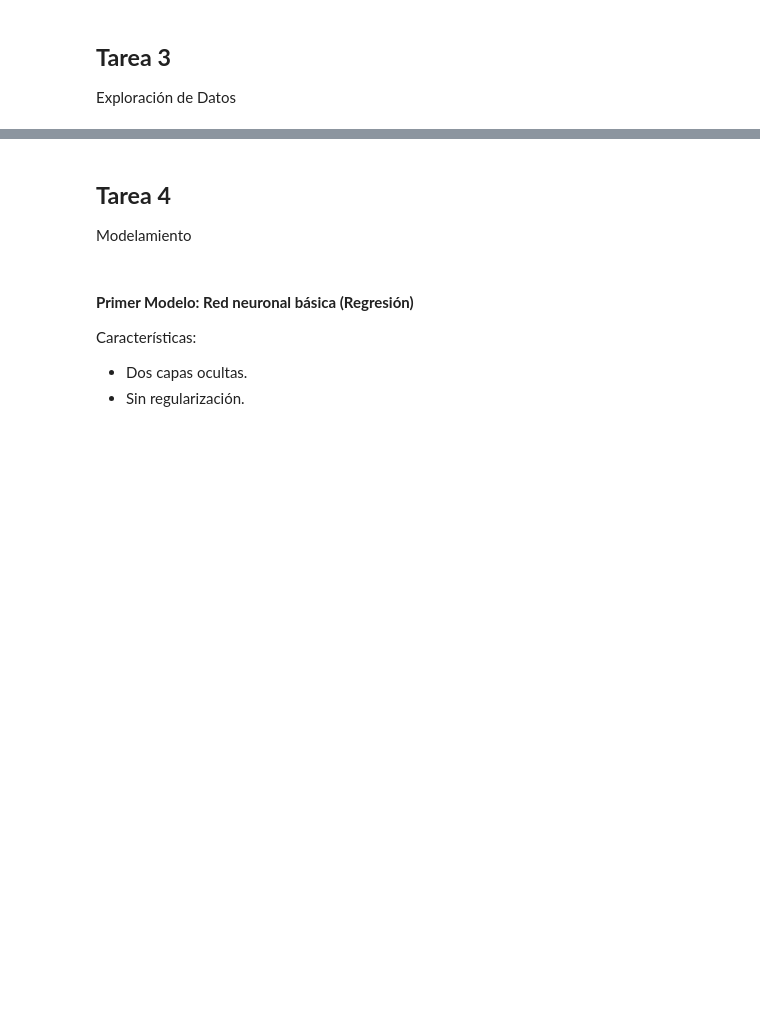
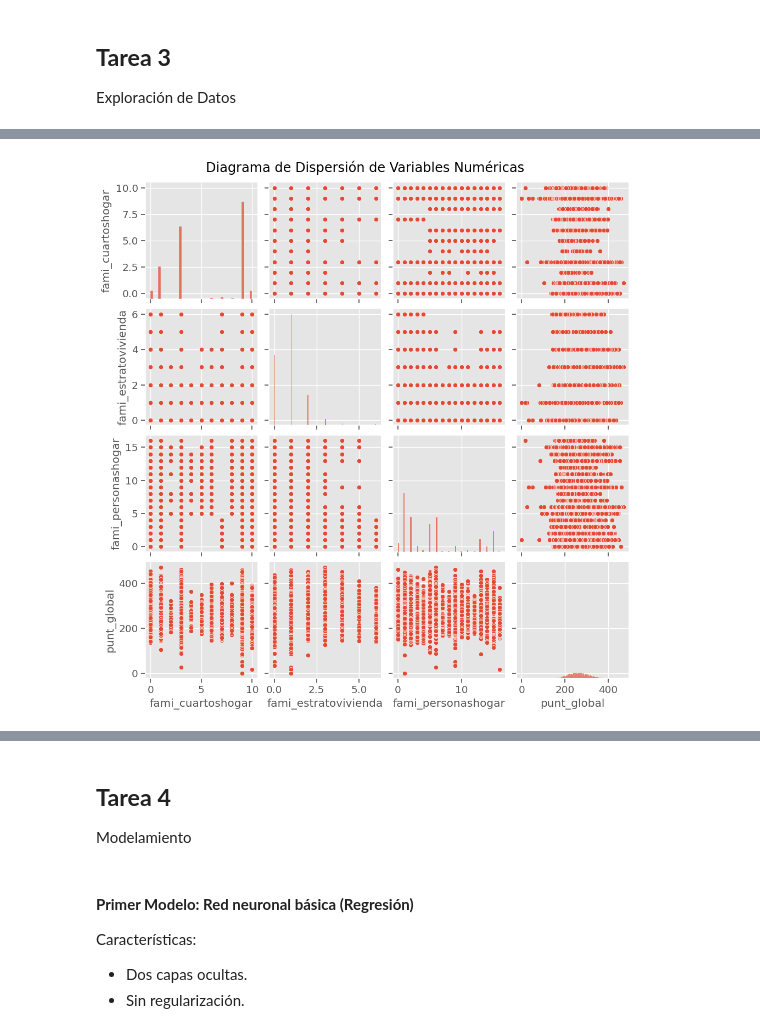
Before and after one commit to cduquee/Proyecto3_Analitica, a Jupyter notebook: tareas/Tarea2.ipynb, the cells around one changed output, grey strips where cells are left out. Cells and saved outputs as stored; diff of their text form; code cells hidden in the pictures; blank space fills up the shorter version.

```diff
--- a/tareas/Tarea2.ipynb
+++ b/tareas/Tarea2.ipynb
@@ -395,0 +483,7 @@ Exploración de Datos
+# %%
+# 3. Pairplot para analizar relaciones entre variables numéricas
+sns.pairplot(data[columnas_numericas])
+plt.suptitle("Diagrama de Dispersión de Variables Numéricas", y=1.02)
+plt.show()
+# %% [output]
+[figure, added]
```
Also changed, not shown: parts of 14 cells of this notebook.
